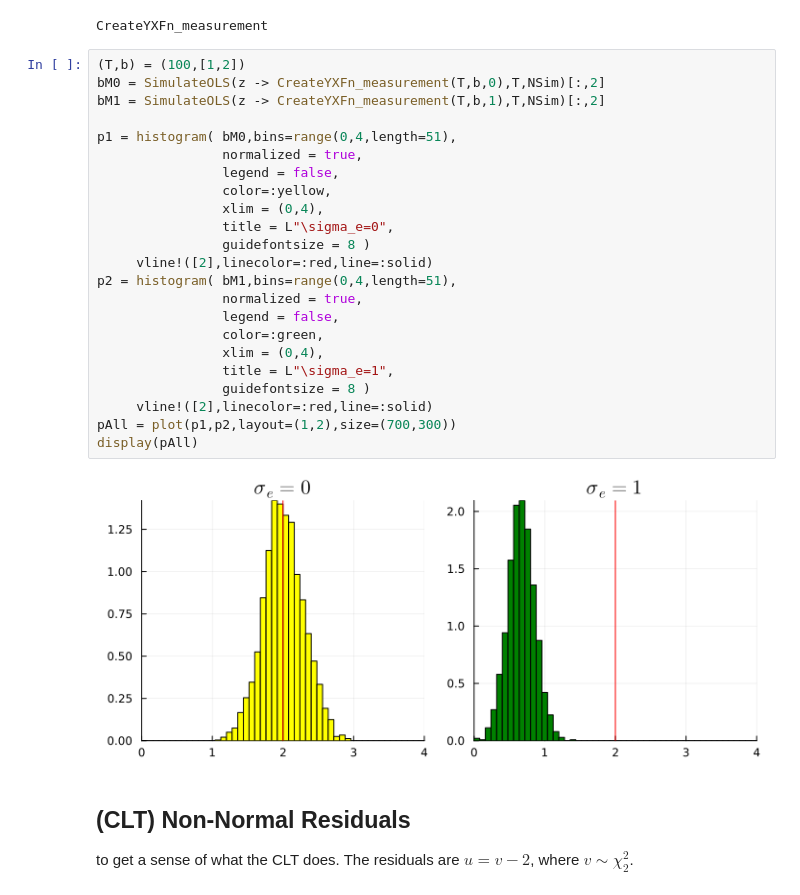
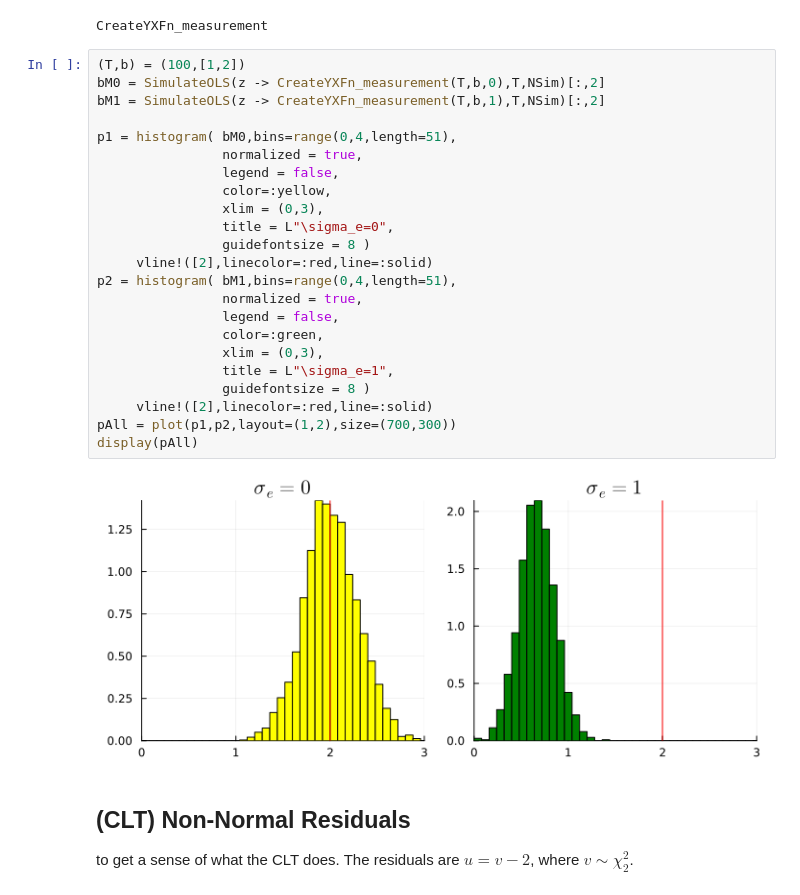
Before and after one commit to PaulSoderlind/ModernFinancialEconometrics, a Jupyter notebook: Ch09_Asymptotics.ipynb, the cells around one changed output. Saved outputs shown, nothing was run; the diff lists cells and outputs as text.

```diff
--- a/Ch09_Asymptotics.ipynb
+++ b/Ch09_Asymptotics.ipynb
@@ -184,28 +184,28 @@ CreateYXFn_measurement
 # %%
 (T,b) = (100,[1,2])
 bM0 = SimulateOLS(z -> CreateYXFn_measurement(T,b,0),T,NSim)[:,2]
 bM1 = SimulateOLS(z -> CreateYXFn_measurement(T,b,1),T,NSim)[:,2]
 
 p1 = histogram( bM0,bins=range(0,4,length=51),
                 normalized = true,
                 legend = false,
                 color=:yellow,
-                xlim = (0,4),
+                xlim = (0,3),
                 title = L"\sigma_e=0",
                 guidefontsize = 8 )
      vline!([2],linecolor=:red,line=:solid)
 p2 = histogram( bM1,bins=range(0,4,length=51),
                 normalized = true,
                 legend = false,
                 color=:green,
-                xlim = (0,4),
+                xlim = (0,3),
                 title = L"\sigma_e=1",
                 guidefontsize = 8 )
      vline!([2],linecolor=:red,line=:solid)
 pAll = plot(p1,p2,layout=(1,2),size=(700,300))
 display(pAll)
 # %% [output]
-[figure, old version]
+[figure, new version]
 # %% [markdown]
 ## (CLT) Non-Normal Residuals
 
```
Also changed, not shown: parts of 2 cells of this notebook, 2 other files.
